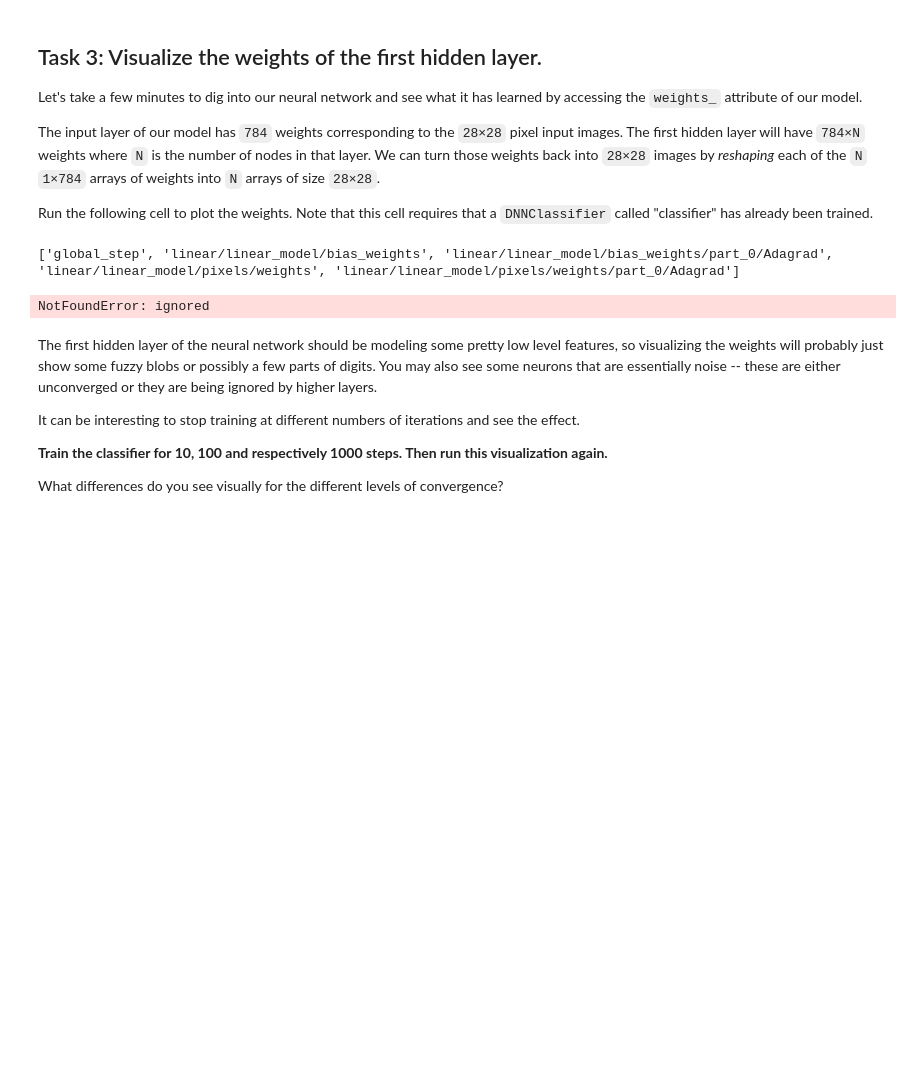
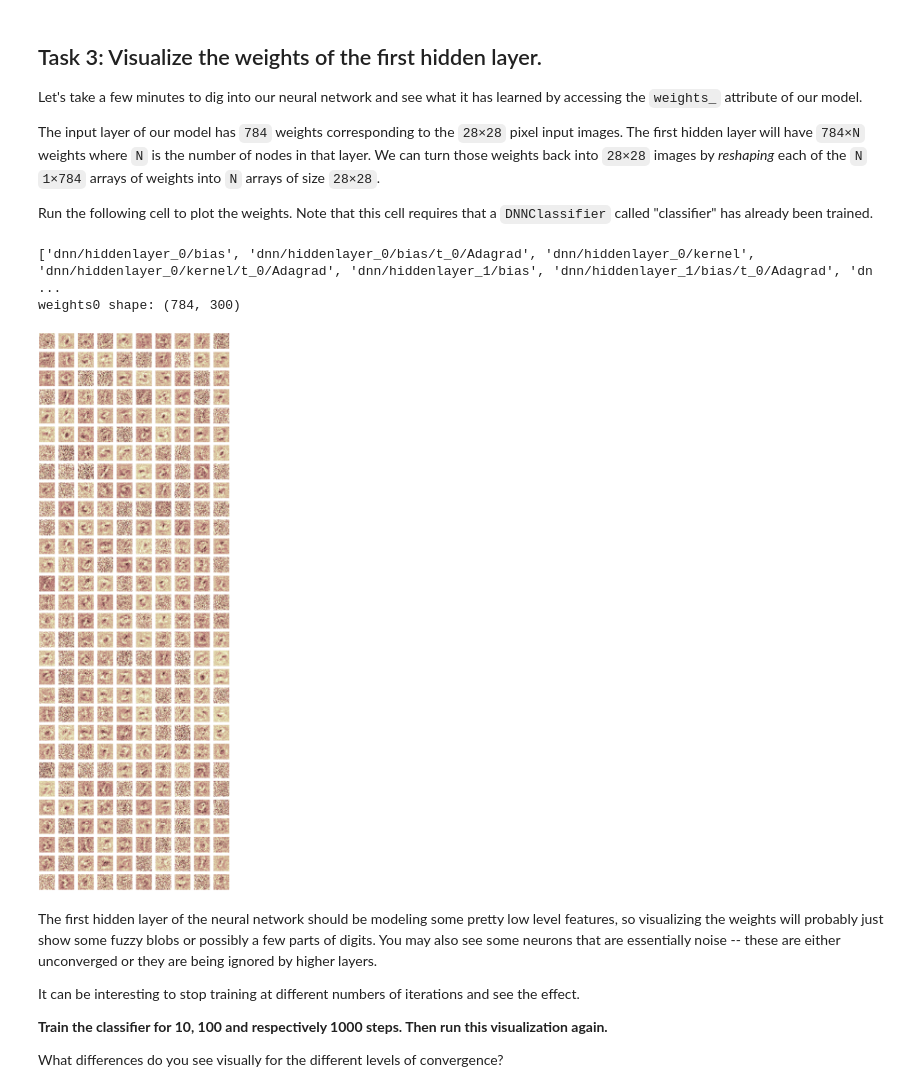
Before and after one commit to AnKu-32/hello-world, a Jupyter notebook: multi_class_classification_of_handwritten_digits.ipynb, the cells around one changed output. Drawn from its saved outputs; the diff is of its cells as text; code cells hidden in the pictures; blank space fills up the shorter version.

```diff
--- a/multi_class_classification_of_handwritten_digits.ipynb
+++ b/multi_class_classification_of_handwritten_digits.ipynb
@@ -592,12 +594,16 @@ test_examples.describe()
 #
 # YOUR CODE HERE: Calculate accuracy on the test set.
 #
+
+
 predict_test_input_fn = create_predict_input_fn(
-    test_examples, test_targets, batch_size=100)
+    test_examples, test_targets, batch_size=25)
 
-test_predictions = classifier.predict(input_fn=predict_test_input_fn)
-test_predictions = np.array([item['class_ids'][0] for item in test_predictions])
 
-accuracy = metrics.accuracy_score(test_targets, test_predictions)
-print "Accuracy on test data: %0.2f" % accuracy
+final_test_predictions = classifier.predict(input_fn=predict_test_input_fn)
+final_test_predictions = np.array([item['class_ids'][0] for item in final_test_predictions])
+
+
+accuracy = metrics.accuracy_score(test_targets, final_test_predictions)
+print "Final accuracy (on validation data): %0.2f" % accuracy
 # %% [output]
@@ -784,23 +790,24 @@ Run the following cell to plot the weights. Note that this cell requires that a
 # %%
 print classifier.get_variable_names()
 
 weights0 = classifier.get_variable_value("dnn/hiddenlayer_0/kernel")
 
-#print "weights0 shape:", weights0.shape
+print "weights0 shape:", weights0.shape
 
-#num_nodes = weights0.shape[1]
-#num_rows = int(math.ceil(num_nodes / 10.0))
-#fig, axes = plt.subplots(num_rows, 10, figsize=(20, 2 * num_rows))
-#for coef, ax in zip(weights0.T, axes.ravel()):
+num_nodes = weights0.shape[1]
+num_rows = int(math.ceil(num_nodes / 10.0))
+fig, axes = plt.subplots(num_rows, 10, figsize=(20, 2 * num_rows))
+for coef, ax in zip(weights0.T, axes.ravel()):
     # Weights in coef is reshaped from 1x784 to 28x28.
-    #ax.matshow(coef.reshape(28, 28), cmap=plt.cm.pink)
-    #ax.set_xticks(())
-    #ax.set_yticks(())
+    ax.matshow(coef.reshape(28, 28), cmap=plt.cm.pink)
+    ax.set_xticks(())
+    ax.set_yticks(())
 
-#plt.show()
+plt.show()
 # %% [output]
-['global_step', 'linear/linear_model/bias_weights', 'linear/linear_model/bias_weights/part_0/Adagrad', 'linear/linear_model/pixels/weights', 'linear/linear_model/pixels/weights/part_0/Adagrad']
+['dnn/hiddenlayer_0/bias', 'dnn/hiddenlayer_0/bias/t_0/Adagrad', 'dnn/hiddenlayer_0/kernel', 'dnn/hiddenlayer_0/kernel/t_0/Adagrad', 'dnn/hiddenlayer_1/bias', 'dnn/hiddenlayer_1/bias/t_0/Adagrad', 'dn ...
+weights0 shape: (784, 300)
-NotFoundError: ignored
+[figure, added]
 # %% [markdown]
 The first hidden layer of the neural network should be modeling some pretty low level features, so visualizing the weights will probably just show some fuzzy blobs or possibly a few parts of digits.  You may also see some neurons that are essentially noise -- these are either unconverged or they are being ignored by higher layers.
 
```
Also changed, not shown: parts of 8 cells of this notebook.
